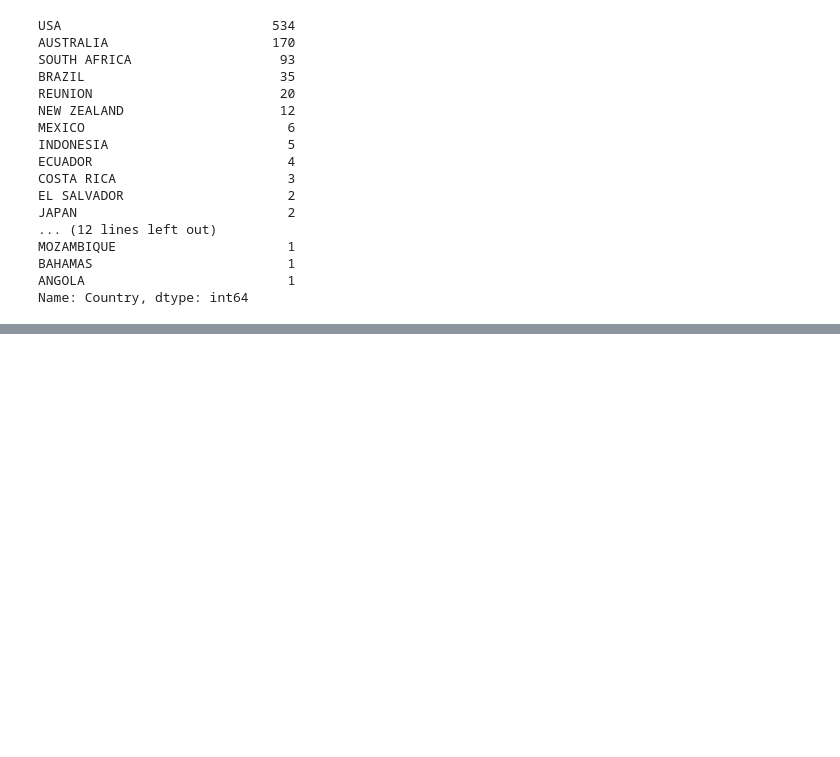
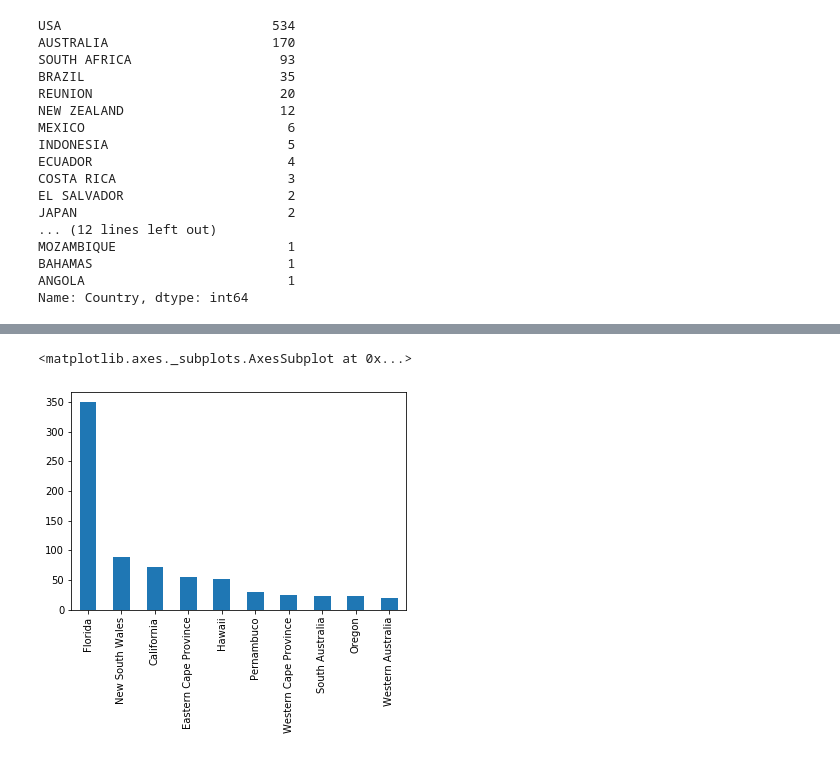
Before and after one commit to patricrp/Shark_Analysis, a Jupyter notebook: Sharkies.ipynb, the cells around one changed output, grey strips where cells are left out. Saved outputs shown, nothing was run; the diff lists cells and outputs as text; code cells hidden in the pictures; blank space fills up the shorter version.

```diff
--- a/Sharkies.ipynb
+++ b/Sharkies.ipynb
@@ -257,0 +283,8 @@ surf_west.shape
+# %%
+#Gráfico para saber en qué áreas se producen más ataques a surfistas
+surf_df[['Country', 'Area']]['Area'].value_counts().nlargest(10).plot.bar()
+
+#Se demuestra que Florida, en la costa este de USA es la zona con mayor número de ataques, negando la hipótesis planteada inicialmente.
+# %% [output]
+<matplotlib.axes._subplots.AxesSubplot at 0x...>
+[figure, added]
```
Also changed, not shown: parts of 5 cells of this notebook.
